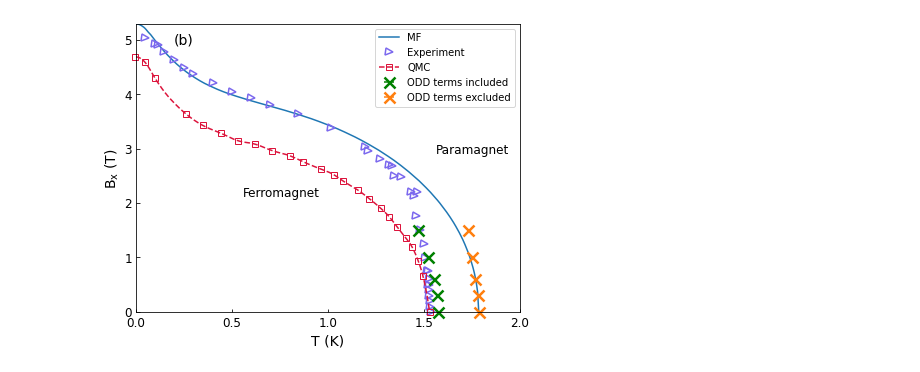
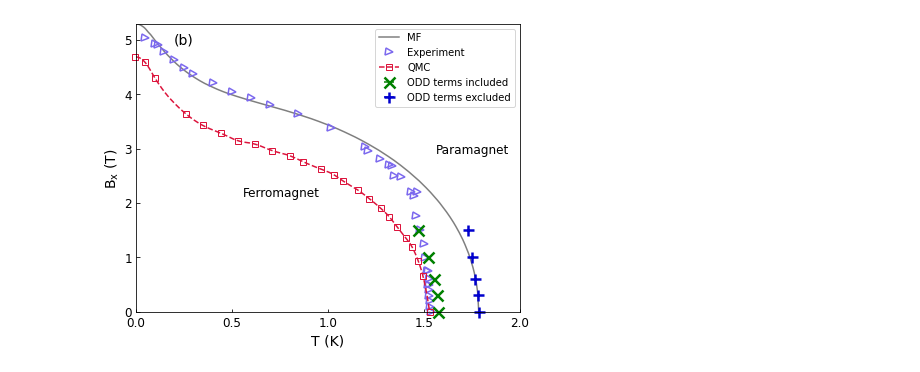
Before and after one commit to tomerdol/MC-LiHoF4-offdiagonal-dipolar, a Jupyter notebook: scripts/jupyter_notebooks/Phase diagram - results.ipynb, the cells around one changed output. Cells and saved outputs as stored; diff of their text form; code cells hidden in the pictures.

```diff
--- a/scripts/jupyter_notebooks/Phase diagram - results.ipynb
+++ b/scripts/jupyter_notebooks/Phase diagram - results.ipynb
@@ -43,7 +43,7 @@ xnew = np.linspace(T_mf.min(),T_mf.max(),300) #300 represents number of points t
 spl = make_interp_spline(T_mf, ronnow_fit, k=2) #BSpline object
 ronnow_fit_smooth = spl(xnew)
 
-plt.plot(xnew,ronnow_fit_smooth,linestyle='-',mec='blue',color='C0',label='MF')
+plt.plot(xnew,ronnow_fit_smooth,linestyle='-',mec='blue',color='C7',label='MF')
 
 plt.plot(T,ronnow_exp,marker='>',mec='mediumslateblue',mew=1.5,ms=7,mfc='none', fillstyle='none', linestyle='none',label='Experiment',clip_on=False)
 
@@ -52,44 +52,44 @@ chakraborty_hf_plt = plt.plot(Chakraborty_hf_x_guide, Chakraborty_hf_y_guide, '-
 line=plt.plot(Chakraborty_hf_x, Chakraborty_hf_y, 's', fillstyle='none', label='QMC', color=chakraborty_hf_plt[0].get_color(),clip_on=False)
 
 # with mechanism
-res_w=np.array([[1.573735226115224, 0.000917435415159451, 0.0],
+res_w=np.array([[1.5735253431970313, 0.0003754630485703797, 0.0],
                 [1.5668430770172581, 0.00040229584596061276, 0.3],
                 [1.5528699011469382, 0.0004529928629107943, 0.6],
                 [1.522578491832026, 0.0005086570723183535, 1.0],
                 [1.4713199318011019, 0.0003732299749945284, 1.5]])
 
 # without mechanism
-res_wo = np.array([[1.7883245676691473, 0.0009541303608508686, 0.0],
+res_wo = np.array([[1.7867525456894067, 0.0003346211519846263, 0.0],
                     [1.7800032022680978, 0.00035150234855617726, 0.3],
                     [1.7666844040658682, 0.0004942811009289669, 0.6],
                     [1.7502147228261784, 0.0005489117177605709, 1.0],
                     [1.7275073972460513, 0.0005268713490837303, 1.5]])
 
 
 line1=plt.errorbar(res_w[:,0],res_w[:,2],xerr=res_w[:,1],marker='x',linestyle='none', mew=2.5,ms=11, label='ODD terms included', clip_on=False, color='green')
-line2=plt.errorbar(res_wo[:,0],res_wo[:,2],xerr=res_wo[:,1],marker='x',linestyle='none', mew=2.5,ms=11, label='ODD terms excluded', clip_on=False, color='C1')
+line2=plt.errorbar(res_wo[:,0],res_wo[:,2],xerr=res_wo[:,1],marker='+',linestyle='none', mew=2.5,ms=11, label='ODD terms excluded', clip_on=False, color='mediumblue')
 
 plt.ylabel(r'$\mathrm{B_x}$ (T)',fontsize=14)
 plt.xlabel(r'T (K)',fontsize=14)
 # lgnd=plt.legend(markerscale=0.6,prop={'size': 10})
 lgnd=plt.legend()
 lgnd.legendHandles[2].set_linestyle('--')
 
 ax=plt.gca()
 ax.set_xlim([0,2])
 ax.text(0.1, 0.93, '(b)', transform=ax.transAxes, fontsize=14)
 ax.text(0.28, 0.4, 'Ferromagnet', transform=ax.transAxes, fontsize=12)
 ax.text(0.78, 0.55, 'Paramagnet', transform=ax.transAxes, fontsize=12)
 ax.locator_params(axis='x', nbins=6)
 ax.tick_params(axis='x', which='major', labelsize=12, direction="in", pad=5)
 ax.tick_params(axis='y', which='major', labelsize=12, direction="in")
 
 plt.margins(0)
 
 plt.tight_layout()
 plt.show()
 # %% [output]
-[figure, old version]
+[figure, new version]
 # %%
 %matplotlib inline
 # %%
```
Also changed, not shown: 3 other files.
